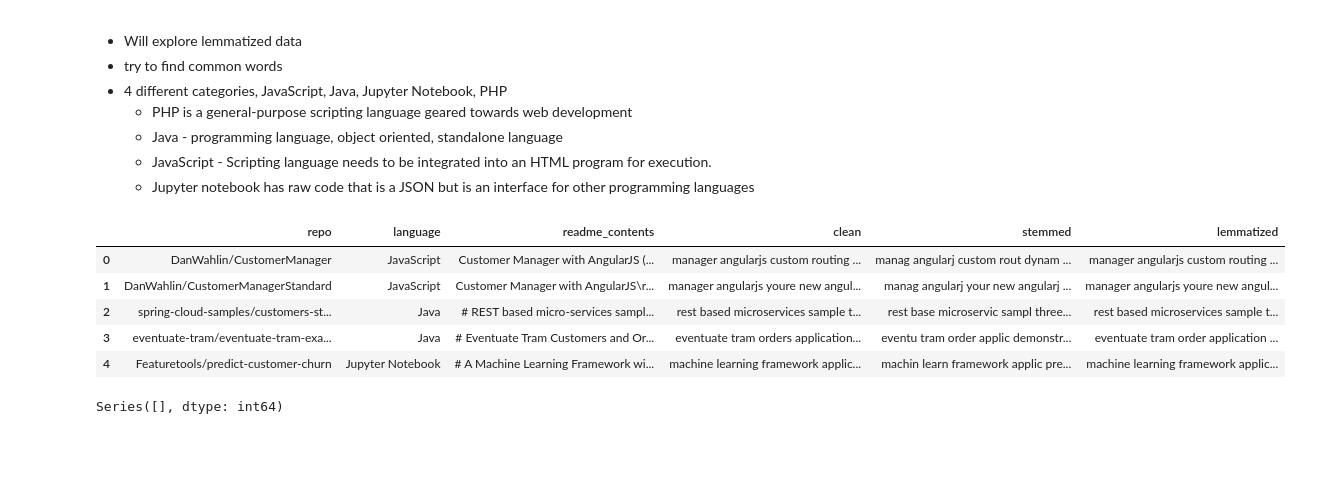
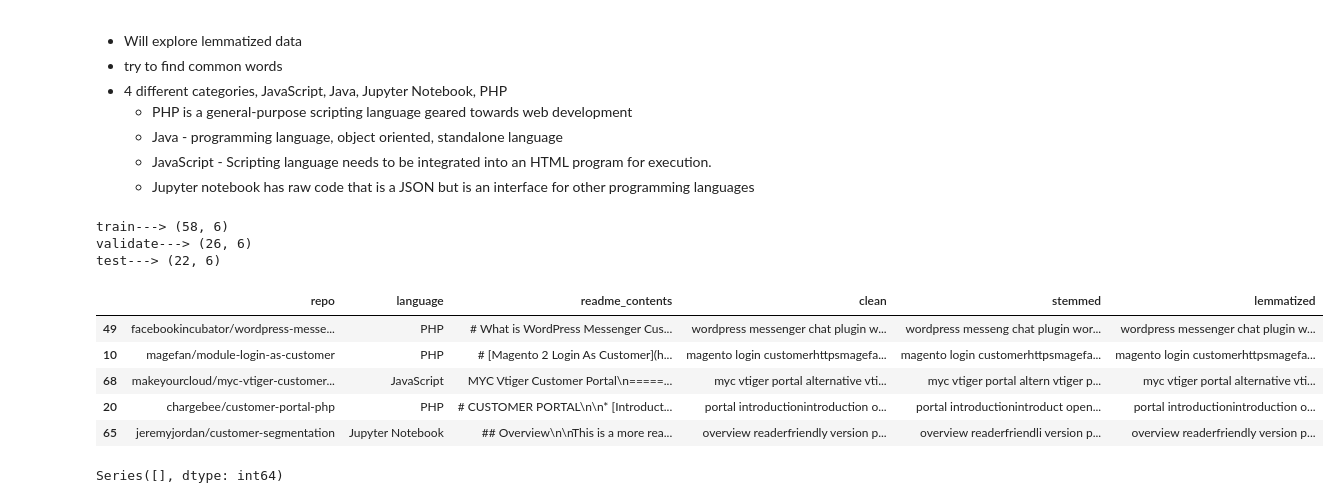
Before and after one commit to heather-desiree-carl-NLP-project/NLP-group-project, a Jupyter notebook: heathers_notebook.ipynb, the cells around one changed output. Cells and saved outputs as stored; diff of their text form; code cells hidden in the pictures; blank space fills up the shorter version.

```diff
--- a/heathers_notebook.ipynb
+++ b/heathers_notebook.ipynb
@@ -117,13 +117,19 @@ df = p.drop_unneeded_data(df)
 
 
 df = p.prepare_nlp_data(df, content = 'readme_contents', extra_words=['customer', 'customers', '1', '2'])
+
+train, validate, test = p.split_data(df)
+# %% [output]
+train---> (58, 6)
+validate---> (26, 6)
+test---> (22, 6)
 # %%
-df.head()
+train.head()
 # %% [output]
 |  | repo | language | readme_contents | clean | stemmed | lemmatized |
-| 0 | DanWahlin/CustomerManager | JavaScript | Customer Manager with AngularJS (... | manager angularjs custom routing ... | manag angularj custom rout dynam ... | manager angularjs custom routing ... |
-| 1 | DanWahlin/CustomerManagerStandard | JavaScript | Customer Manager with AngularJS\r... | manager angularjs youre new angul... | manag angularj your new angularj ... | manager angularjs youre new angul... |
-| 2 | spring-cloud-samples/customers-st... | Java | # REST based micro-services sampl... | rest based microservices sample t... | rest base microservic sampl three... | rest based microservices sample t... |
-| 3 | eventuate-tram/eventuate-tram-exa... | Java | # Eventuate Tram Customers and Or... | eventuate tram orders application... | eventu tram order applic demonstr... | eventuate tram order application ... |
-| 4 | Featuretools/predict-customer-churn | Jupyter Notebook | # A Machine Learning Framework wi... | machine learning framework applic... | machin learn framework applic pre... | machine learning framework applic... |
+| 49 | facebookincubator/wordpress-messe... | PHP | # What is WordPress Messenger Cus... | wordpress messenger chat plugin w... | wordpress messeng chat plugin wor... | wordpress messenger chat plugin w... |
+| 10 | magefan/module-login-as-customer | PHP | # [Magento 2 Login As Customer](h... | magento login customerhttpsmagefa... | magento login customerhttpsmagefa... | magento login customerhttpsmagefa... |
+| 68 | makeyourcloud/myc-vtiger-customer... | JavaScript | MYC Vtiger Customer Portal\n=====... | myc vtiger portal alternative vti... | myc vtiger portal altern vtiger p... | myc vtiger portal alternative vti... |
+| 20 | chargebee/customer-portal-php | PHP | # CUSTOMER PORTAL\n\n* [Introduct... | portal introductionintroduction o... | portal introductionintroduct open... | portal introductionintroduction o... |
+| 65 | jeremyjordan/customer-segmentation | Jupyter Notebook | ## Overview\n\nThis is a more rea... | overview readerfriendly version p... | overview readerfriendli version p... | overview readerfriendly version p... |
 # %%
```
Also changed, not shown: parts of 10 cells of this notebook.
